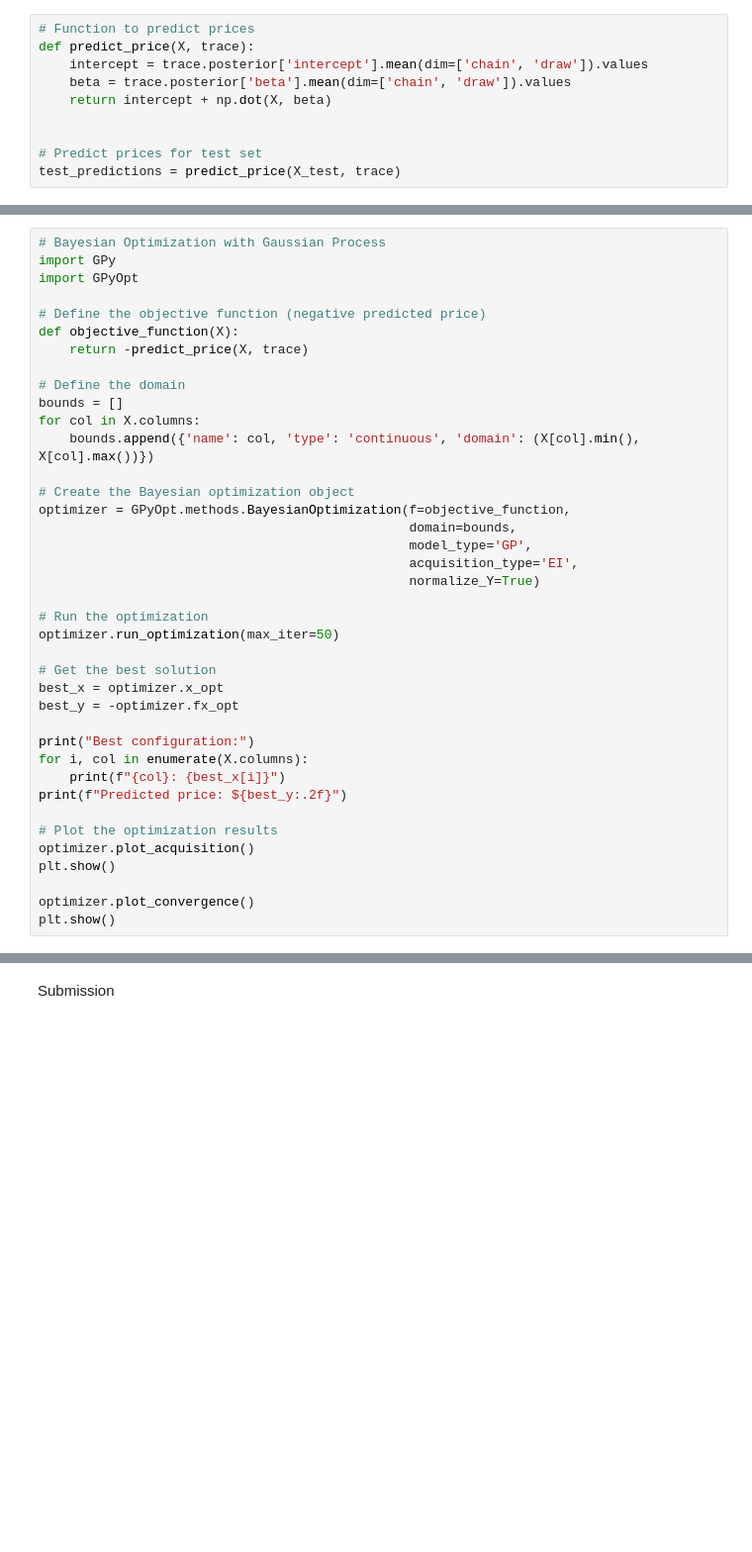
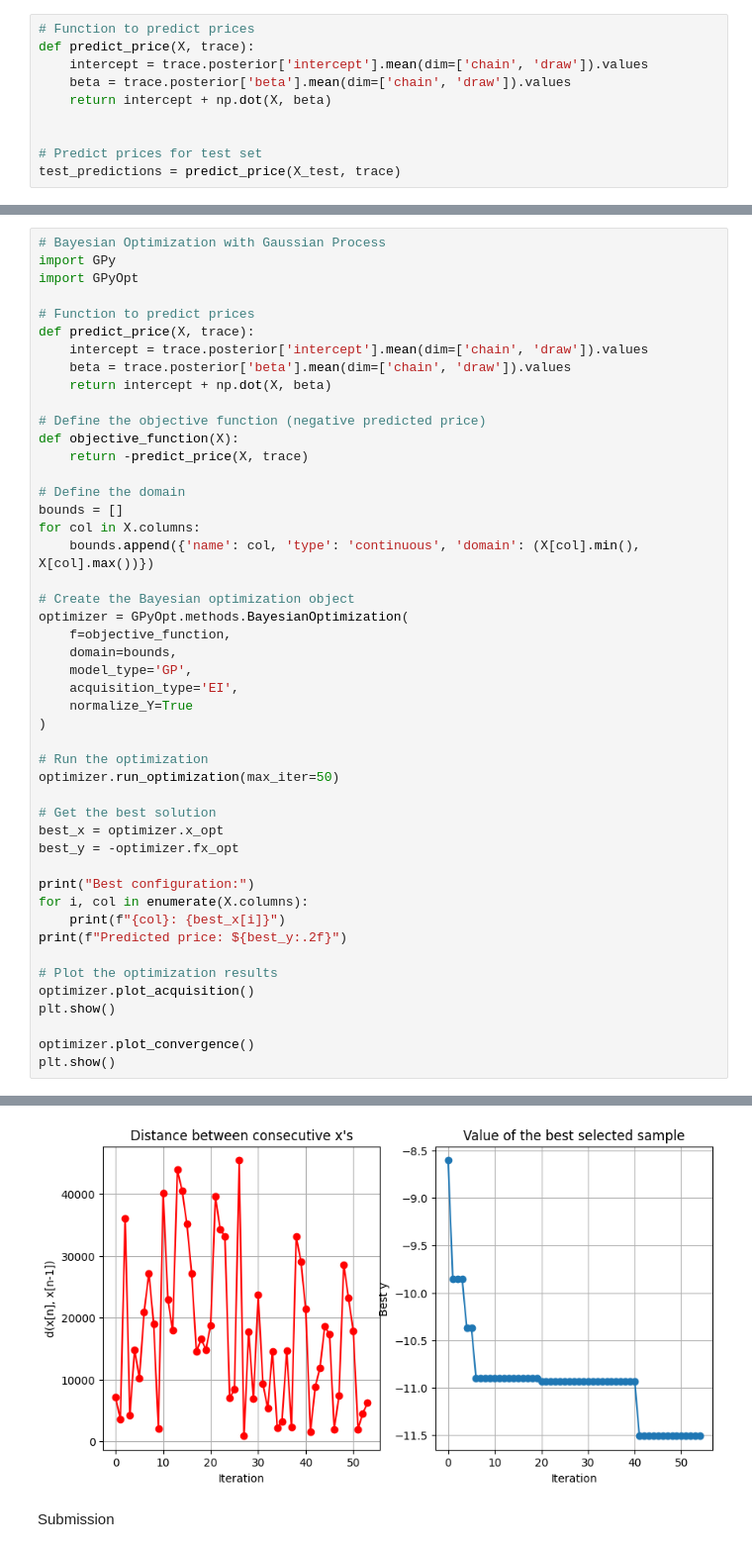
Before and after one commit to cwleung/Kaggle, a Jupyter notebook: car-pricing-model-bayesian.ipynb, the cells around one changed output, grey strips where cells are left out. Shown at 99% size. Drawn from its saved outputs; the diff is of its cells as text; blank space fills up the shorter version.

```diff
--- a/car-pricing-model-bayesian.ipynb
+++ b/car-pricing-model-bayesian.ipynb
@@ -142,6 +224,12 @@ plt.show()
 # Bayesian Optimization with Gaussian Process
 import GPy
 import GPyOpt
+
+# Function to predict prices
+def predict_price(X, trace):
+    intercept = trace.posterior['intercept'].mean(dim=['chain', 'draw']).values
+    beta = trace.posterior['beta'].mean(dim=['chain', 'draw']).values
+    return intercept + np.dot(X, beta)
 
 # Define the objective function (negative predicted price)
 def objective_function(X):
@@ -153,11 +241,13 @@ for col in X.columns:
     bounds.append({'name': col, 'type': 'continuous', 'domain': (X[col].min(), X[col].max())})
 
 # Create the Bayesian optimization object
-optimizer = GPyOpt.methods.BayesianOptimization(f=objective_function,
-                                                domain=bounds,
-                                                model_type='GP',
-                                                acquisition_type='EI',
-                                                normalize_Y=True)
+optimizer = GPyOpt.methods.BayesianOptimization(
+    f=objective_function,
+    domain=bounds,
+    model_type='GP',
+    acquisition_type='EI',
+    normalize_Y=True
+)
 
 # Run the optimization
 optimizer.run_optimization(max_iter=50)
@@ -177,3 +267,4 @@ plt.show()
 
 optimizer.plot_convergence()
 plt.show()
+# %% [output]
@@ -180,3 +286,4 @@ plt.show()
+[figure, added]
 # %% [markdown]
 Submission
 # %%
```
Also changed, not shown: parts of 10 cells of this notebook, 6 other files.
